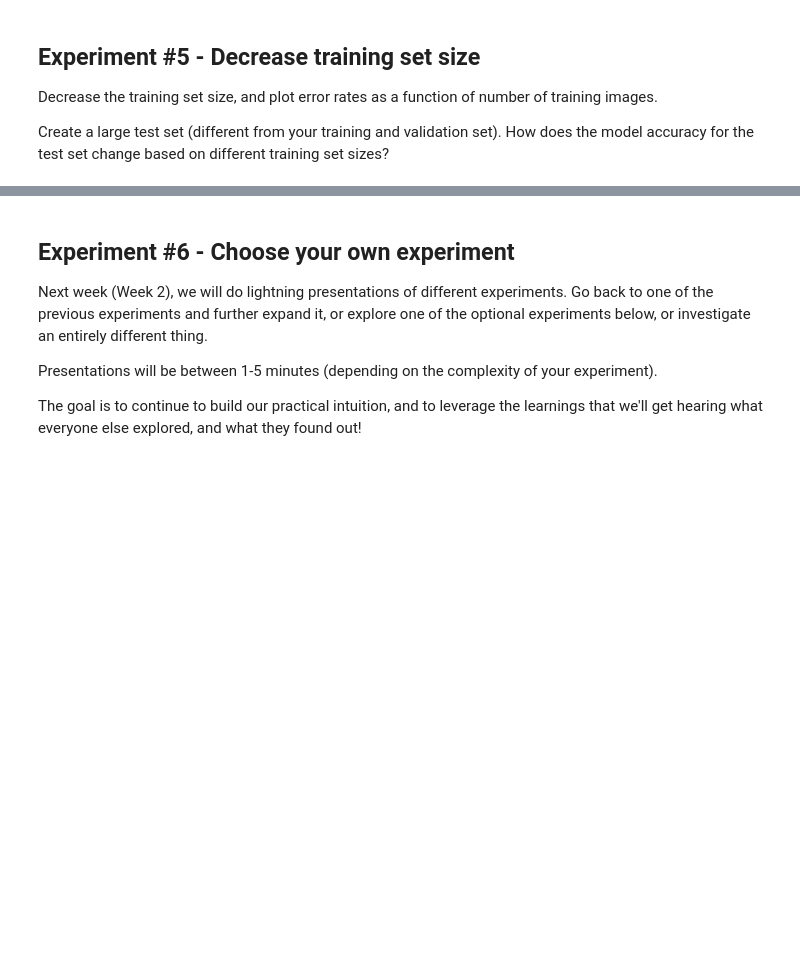
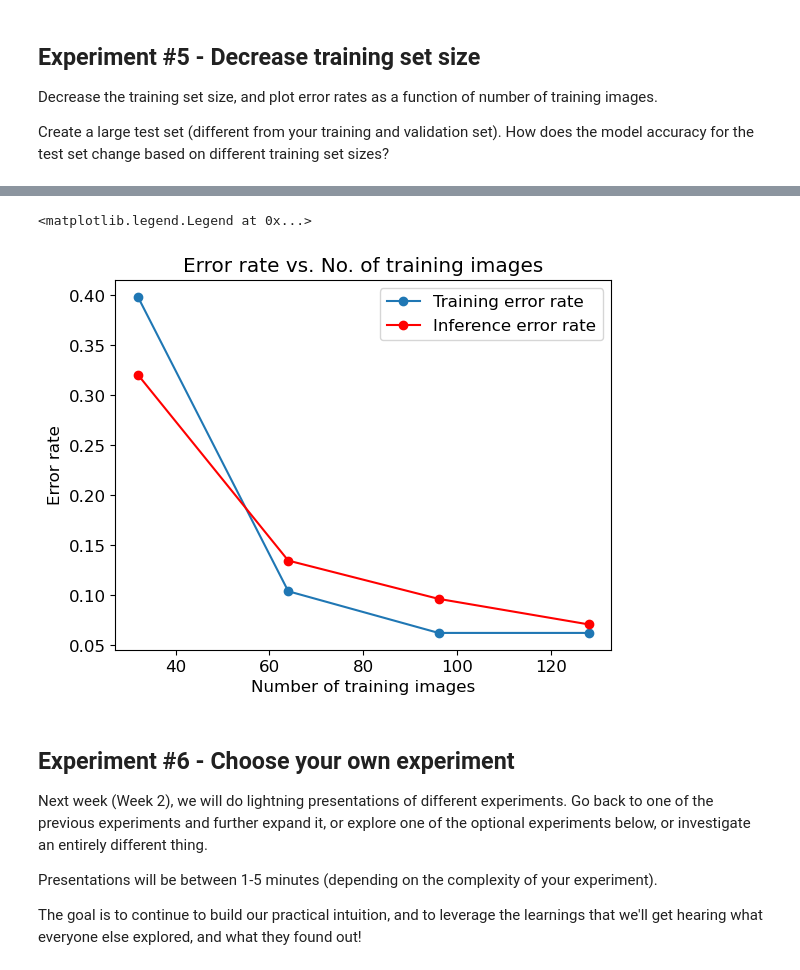
Before and after one commit to praneethys/codepath-bootcamp, a Jupyter notebook: notebooks/AI_LLM_for_Devs_Week_1_Experiment_notebook.ipynb, the cells around one changed output, grey strips where cells are left out. Cells and saved outputs as stored; diff of their text form; code cells hidden in the pictures; blank space fills up the shorter version.

Commit message:
feat: add exp 5 results

```diff
--- a/notebooks/AI_LLM_for_Devs_Week_1_Experiment_notebook.ipynb
+++ b/notebooks/AI_LLM_for_Devs_Week_1_Experiment_notebook.ipynb
@@ -377,3 +446,14 @@ Create a large test set (different from your training and validation set). How d
+# %%
+# Plot the results
+plt.plot(num_training_images, training_error_rates, 'o-')
+plt.plot(num_training_images, inference_error_rates, 'ro-')
+plt.xlabel('Number of training images')
+plt.ylabel('Error rate')
+plt.title('Error rate vs. No. of training images')
+plt.legend(['Training error rate', 'Inference error rate'])
+# %% [output]
+<matplotlib.legend.Legend at 0x...>
+[figure, added]
 # %% [markdown]
 ## Experiment #6 - Choose your own experiment
 
```
Also changed, not shown: parts of 5 cells of this notebook.
